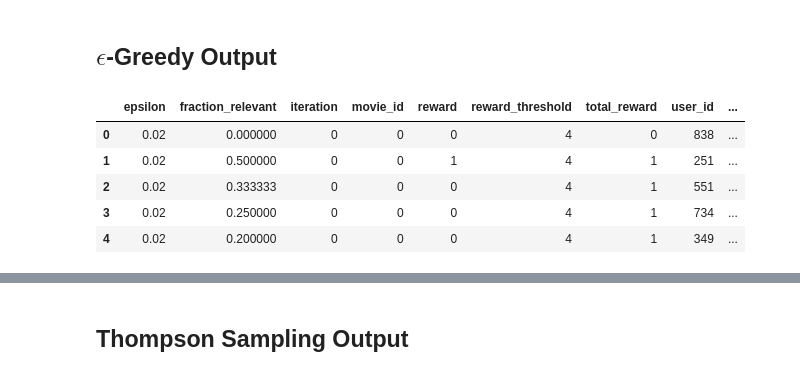
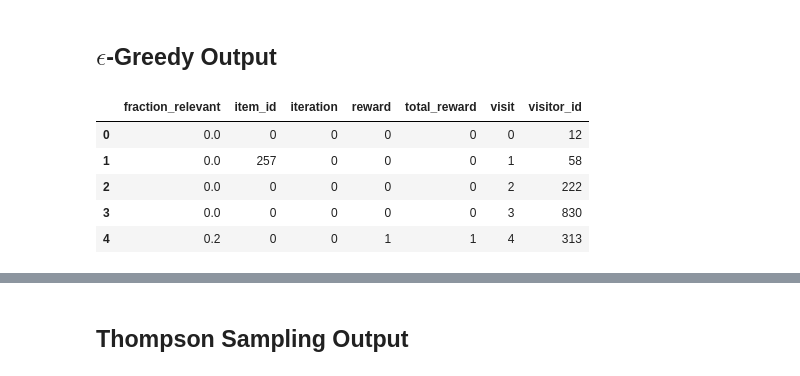
Before and after one commit to brian-c-ogorman/ABanditTesting, a Jupyter notebook: 2_results_analysis.ipynb, the cells around one changed output, grey strips where cells are left out. Saved outputs shown, nothing was run; the diff lists cells and outputs as text; code cells hidden in the pictures.

```diff
--- a/2_results_analysis.ipynb
+++ b/2_results_analysis.ipynb
@@ -103,13 +92,13 @@ ab_test_10k.head()
 # %% [markdown]
 ## $\epsilon$-Greedy Output
 # %%
-eps_greedy = pd.read_csv('output/epsilon_greedy.csv').drop(columns='Unnamed: 0')
+eps_greedy_05 = pd.read_csv('output/epsilon_greedy_05.csv').drop(columns='Unnamed: 0')
 # %%
-eps_greedy.head()
+eps_greedy_05.head()
 # %% [output]
-|  | epsilon | fraction_relevant | iteration | movie_id | reward | reward_threshold | total_reward | user_id | ... |
-| 0 | 0.02 | 0.000000 | 0 | 0 | 0 | 4 | 0 | 838 | ... |
-| 1 | 0.02 | 0.500000 | 0 | 0 | 1 | 4 | 1 | 251 | ... |
-| 2 | 0.02 | 0.333333 | 0 | 0 | 0 | 4 | 1 | 551 | ... |
-| 3 | 0.02 | 0.250000 | 0 | 0 | 0 | 4 | 1 | 734 | ... |
-| 4 | 0.02 | 0.200000 | 0 | 0 | 0 | 4 | 1 | 349 | ... |
+|  | fraction_relevant | item_id | iteration | reward | total_reward | visit | visitor_id |
+| 0 | 0.0 | 0 | 0 | 0 | 0 | 0 | 12 |
+| 1 | 0.0 | 257 | 0 | 0 | 0 | 1 | 58 |
+| 2 | 0.0 | 0 | 0 | 0 | 0 | 2 | 222 |
+| 3 | 0.0 | 0 | 0 | 0 | 0 | 3 | 830 |
+| 4 | 0.2 | 0 | 0 | 1 | 1 | 4 | 313 |
```
Also changed, not shown: parts of 20 cells of this notebook, 1 other file.
